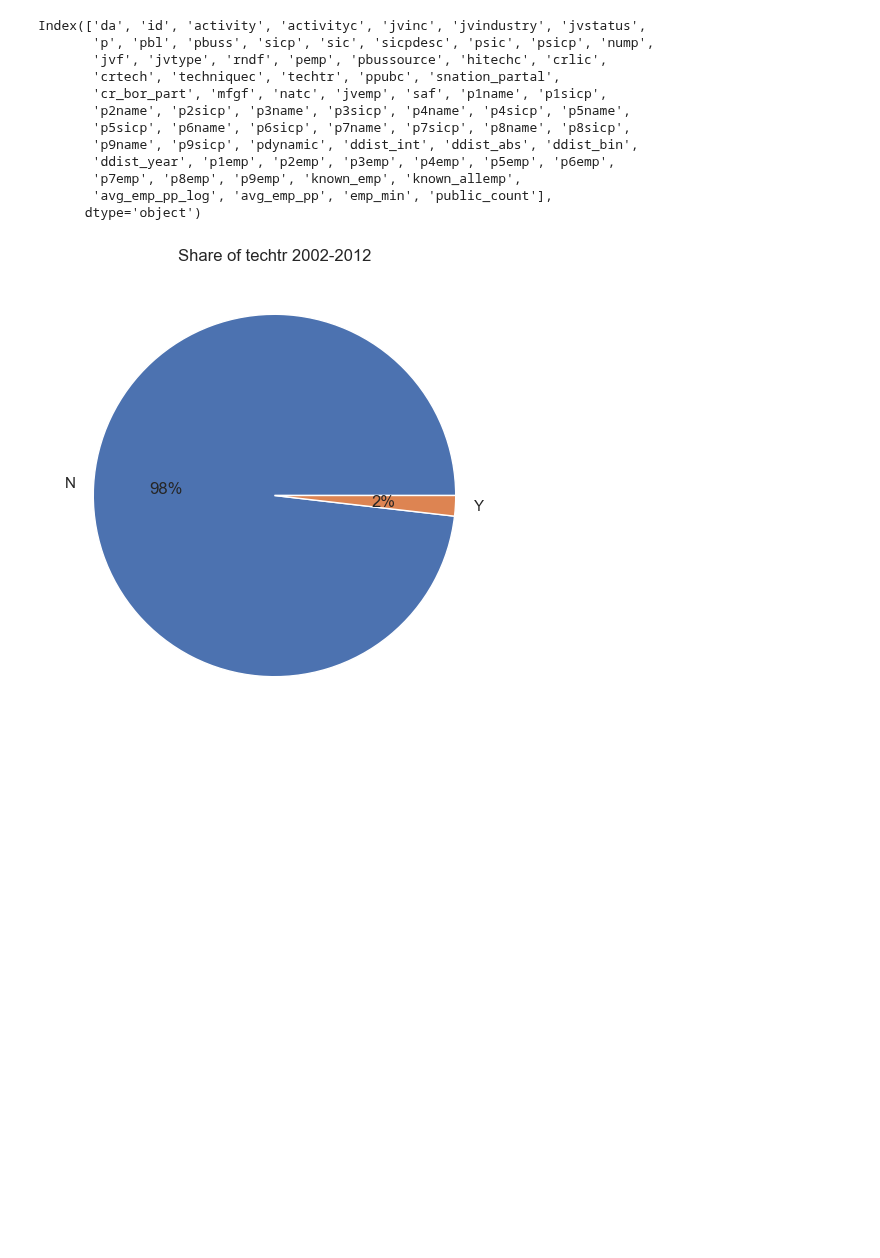
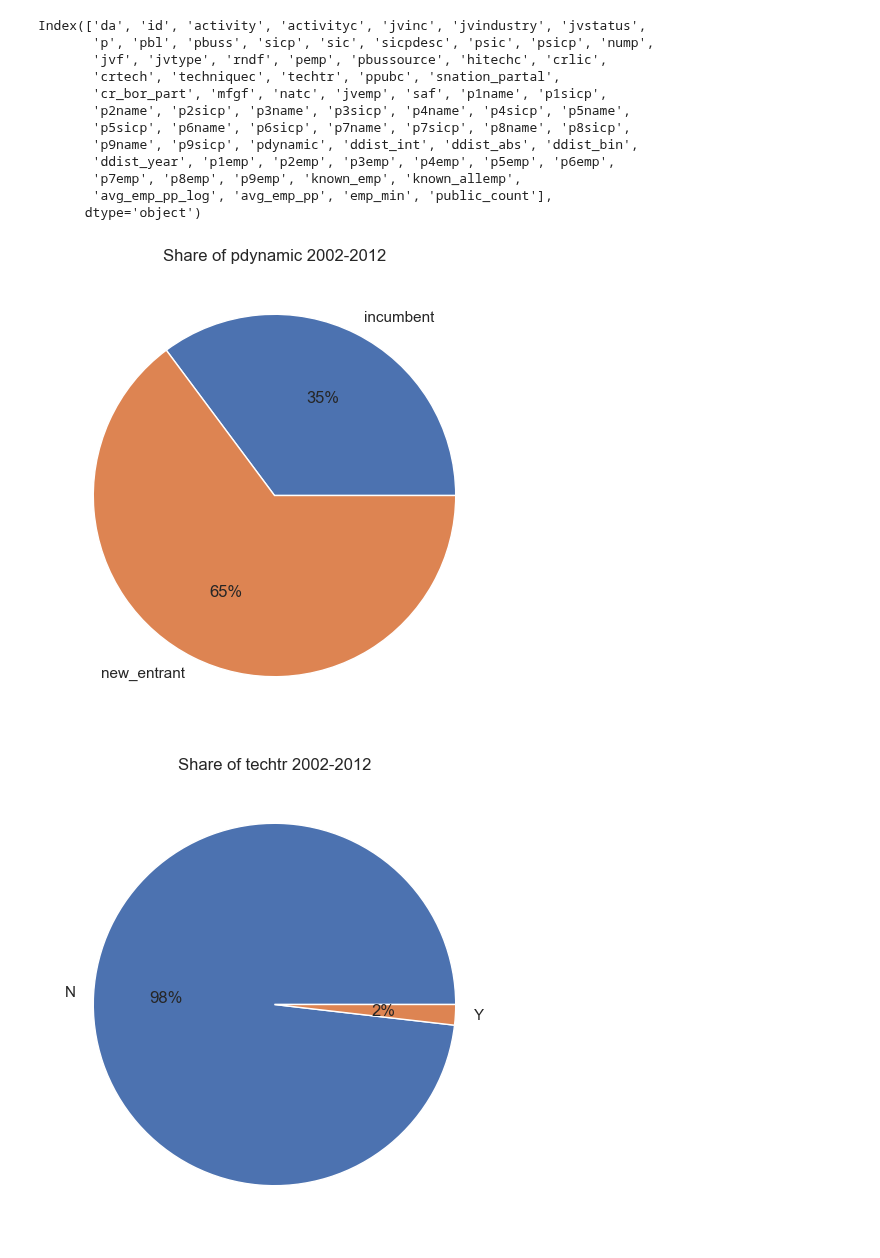
Before and after one commit to bang-a-coder/thesis-analysis, a Jupyter notebook: explore_visual.ipynb, the cells around one changed output. Drawn from its saved outputs; the diff is of its cells as text; code cells hidden in the pictures; blank space fills up the shorter version.

```diff
--- a/explore_visual.ipynb
+++ b/explore_visual.ipynb
@@ -45,3 +48,7 @@ def pieOf(df, var):
+# %%
+pieOf(df, 'pdynamic')
+# %% [output]
+[figure, added]
 # %%
 pieOf(df, 'techtr')
 # %% [output]
```
Also changed, not shown: parts of 1 cell of this notebook, 5 other files.
